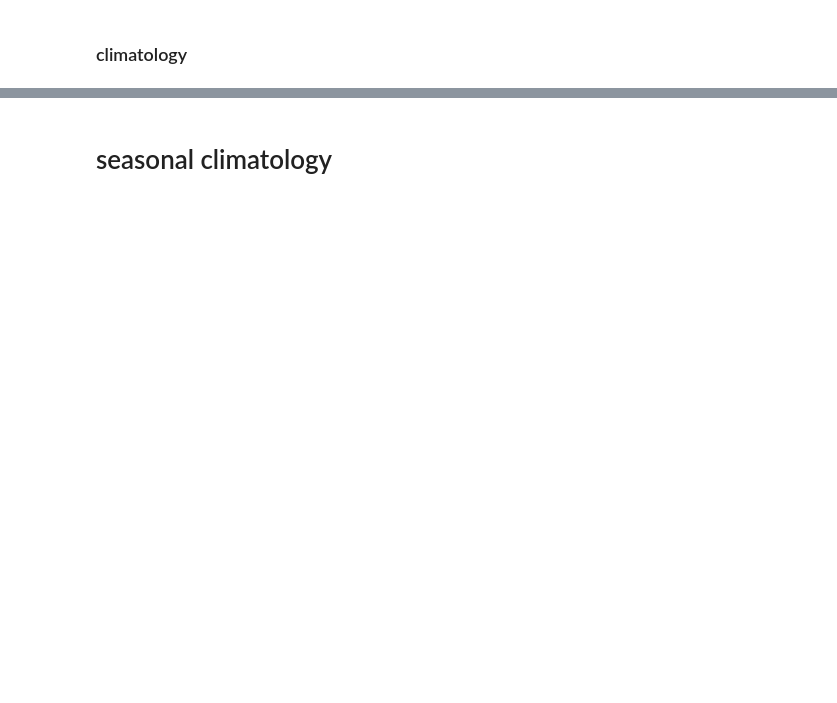
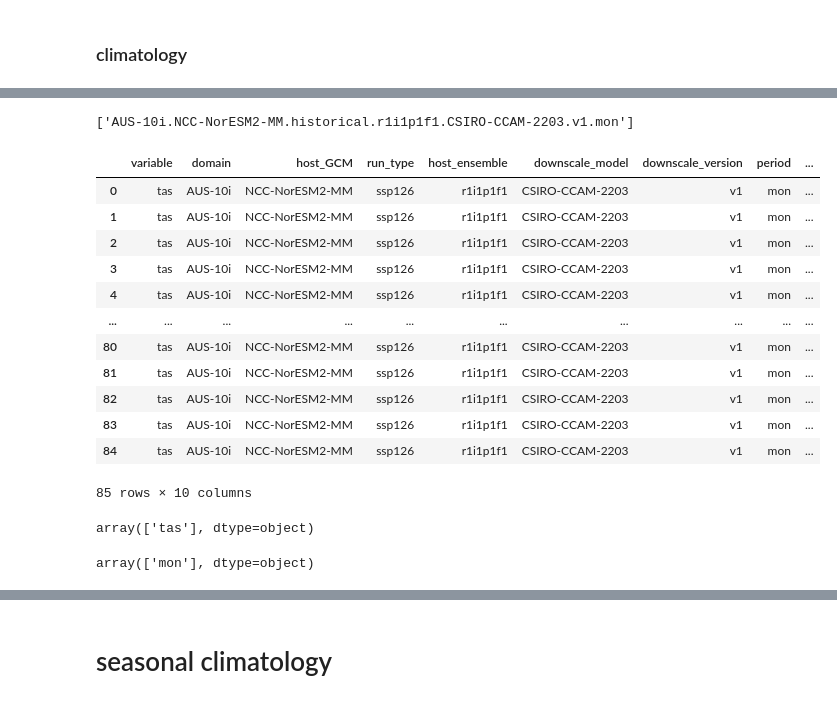
Before and after one commit to AusClimateService/data-catalogue, a Jupyter notebook: notebooks/ACS-cat-demo.ipynb, the cells around one changed output, grey strips where cells are left out. Drawn from its saved outputs; the diff is of its cells as text; code cells hidden in the pictures; blank space fills up the shorter version.

Commit message:
updated intake-esm and fixed syntax - nested catalogue now works

```diff
--- a/notebooks/ACS-cat-demo.ipynb
+++ b/notebooks/ACS-cat-demo.ipynb
@@ -242,0 +154,3 @@ TypeError: esm_datastore.__init__() got an unexpected keyword argument 'metadata
+# %%
+TAS_month_hist = root_cat.ccam_noresm2_mm_historical_aus_10i_12km.search(variable=['tas'],period='mon')
+TAS_month_ssp126 = root_cat.ccam_noresm2_mm_ssp126_aus_10i_12km.search(variable=['tas'],period='mon')
@@ -243,6 +188,28 @@ TypeError: esm_datastore.__init__() got an unexpected keyword argument 'metadata
+# %%
+hist_keys
+# %% [output]
+['AUS-10i.NCC-NorESM2-MM.historical.r1i1p1f1.CSIRO-CCAM-2203.v1.mon']
 # %%
-data_catalog.df
+TAS_month_ssp126.df
+# %% [output]
+|  | variable | domain | host_GCM | run_type | host_ensemble | downscale_model | downscale_version | period | ... |
+| 0 | tas | AUS-10i | NCC-NorESM2-MM | ssp126 | r1i1p1f1 | CSIRO-CCAM-2203 | v1 | mon | ... |
+| 1 | tas | AUS-10i | NCC-NorESM2-MM | ssp126 | r1i1p1f1 | CSIRO-CCAM-2203 | v1 | mon | ... |
+| 2 | tas | AUS-10i | NCC-NorESM2-MM | ssp126 | r1i1p1f1 | CSIRO-CCAM-2203 | v1 | mon | ... |
+| 3 | tas | AUS-10i | NCC-NorESM2-MM | ssp126 | r1i1p1f1 | CSIRO-CCAM-2203 | v1 | mon | ... |
+| 4 | tas | AUS-10i | NCC-NorESM2-MM | ssp126 | r1i1p1f1 | CSIRO-CCAM-2203 | v1 | mon | ... |
+| ... | ... | ... | ... | ... | ... | ... | ... | ... | ... |
+| 80 | tas | AUS-10i | NCC-NorESM2-MM | ssp126 | r1i1p1f1 | CSIRO-CCAM-2203 | v1 | mon | ... |
+| 81 | tas | AUS-10i | NCC-NorESM2-MM | ssp126 | r1i1p1f1 | CSIRO-CCAM-2203 | v1 | mon | ... |
+| 82 | tas | AUS-10i | NCC-NorESM2-MM | ssp126 | r1i1p1f1 | CSIRO-CCAM-2203 | v1 | mon | ... |
+| 83 | tas | AUS-10i | NCC-NorESM2-MM | ssp126 | r1i1p1f1 | CSIRO-CCAM-2203 | v1 | mon | ... |
+| 84 | tas | AUS-10i | NCC-NorESM2-MM | ssp126 | r1i1p1f1 | CSIRO-CCAM-2203 | v1 | mon | ... |
+85 rows × 10 columns
 # %%
-data_catalog.df.variable.unique()
+TAS_month_ssp126.df.variable.unique()
+# %% [output]
+array(['tas'], dtype=object)
 # %%
-data_catalog.df.period.unique()
+TAS_month_ssp126.df.period.unique()
+# %% [output]
+array(['mon'], dtype=object)
```
Also changed, not shown: parts of 32 cells of this notebook, 3 other files.
